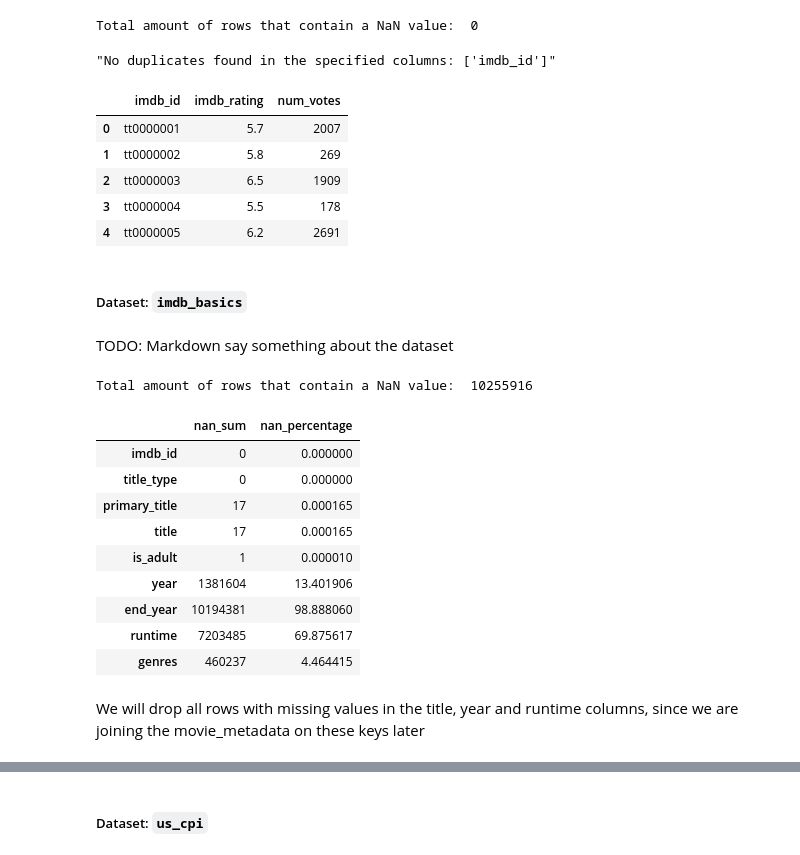
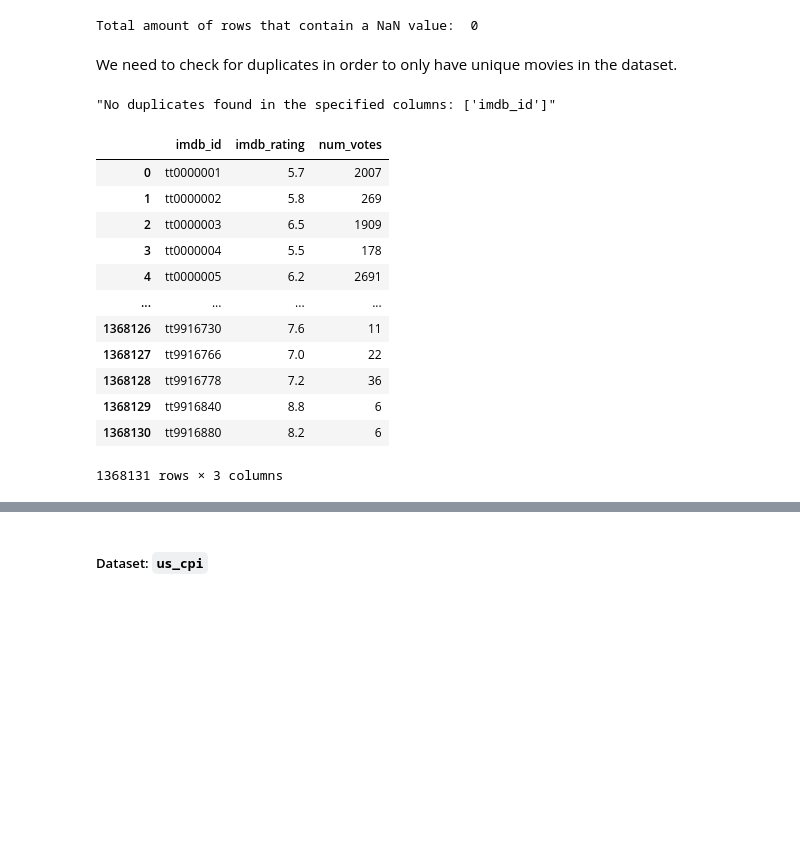
Before and after one commit to epfl-ada/ada-2023-project-fivefrenchspeakingpeoplenocap, a Jupyter notebook: p2_dataloading.ipynb, the cells around one changed output, grey strips where cells are left out. Cells and saved outputs as stored; diff of their text form; code cells hidden in the pictures; blank space fills up the shorter version.

```diff
--- a/p2_dataloading.ipynb
+++ b/p2_dataloading.ipynb
@@ -347,49 +496,25 @@ print(
 )
 # %% [output]
 Total amount of rows that contain a NaN value:  0
+# %% [markdown]
+We need to check for duplicates in order to only have unique movies in the dataset.
 # %%
 find_duplicates(imdb_ratings, ["imdb_id"])
 # %% [output]
 "No duplicates found in the specified columns: ['imdb_id']"
 # %%
-display(imdb_ratings.head())
+display(imdb_ratings)
 # %% [output]
 |  | imdb_id | imdb_rating | num_votes |
 | 0 | tt0000001 | 5.7 | 2007 |
 | 1 | tt0000002 | 5.8 | 269 |
 | 2 | tt0000003 | 6.5 | 1909 |
 | 3 | tt0000004 | 5.5 | 178 |
 | 4 | tt0000005 | 6.2 | 2691 |
+| ... | ... | ... | ... |
+| 1368126 | tt9916730 | 7.6 | 11 |
+| 1368127 | tt9916766 | 7.0 | 22 |
+| 1368128 | tt9916778 | 7.2 | 36 |
+| 1368129 | tt9916840 | 8.8 | 6 |
+| 1368130 | tt9916880 | 8.2 | 6 |
+1368131 rows × 3 columns
-# %% [markdown]
-##### Dataset: `imdb_basics`
-# %% [markdown]
-TODO: Markdown say something about the dataset
-# %%
-# # the nans in this dataset are represented as "\\N" and <NAN>, so we need to replace them
-imdb_basics = imdb_basics.replace("\\N", np.nan)
-imdb_basics = imdb_basics.replace("<NAN>", np.nan)
-
-print(
-    "Total amount of rows that contain a NaN value: ",
-    imdb_basics.isna().any(axis=1).sum(),
-)
-pd.DataFrame(
-    {
-        "nan_sum": imdb_basics.isna().sum(),
-        "nan_percentage": imdb_basics.isna().mean() * 100,
-    }
-)
-# %% [output]
-Total amount of rows that contain a NaN value:  10255916
-|  | nan_sum | nan_percentage |
-| imdb_id | 0 | 0.000000 |
-| title_type | 0 | 0.000000 |
-| primary_title | 17 | 0.000165 |
-| title | 17 | 0.000165 |
-| is_adult | 1 | 0.000010 |
-| year | 1381604 | 13.401906 |
-| end_year | 10194381 | 98.888060 |
-| runtime | 7203485 | 69.875617 |
-| genres | 460237 | 4.464415 |
-# %% [markdown]
-We will drop all rows with missing values in the title, year and runtime columns, since we are joining the movie_metadata on these keys later
```
Also changed, not shown: parts of 117 cells of this notebook.
